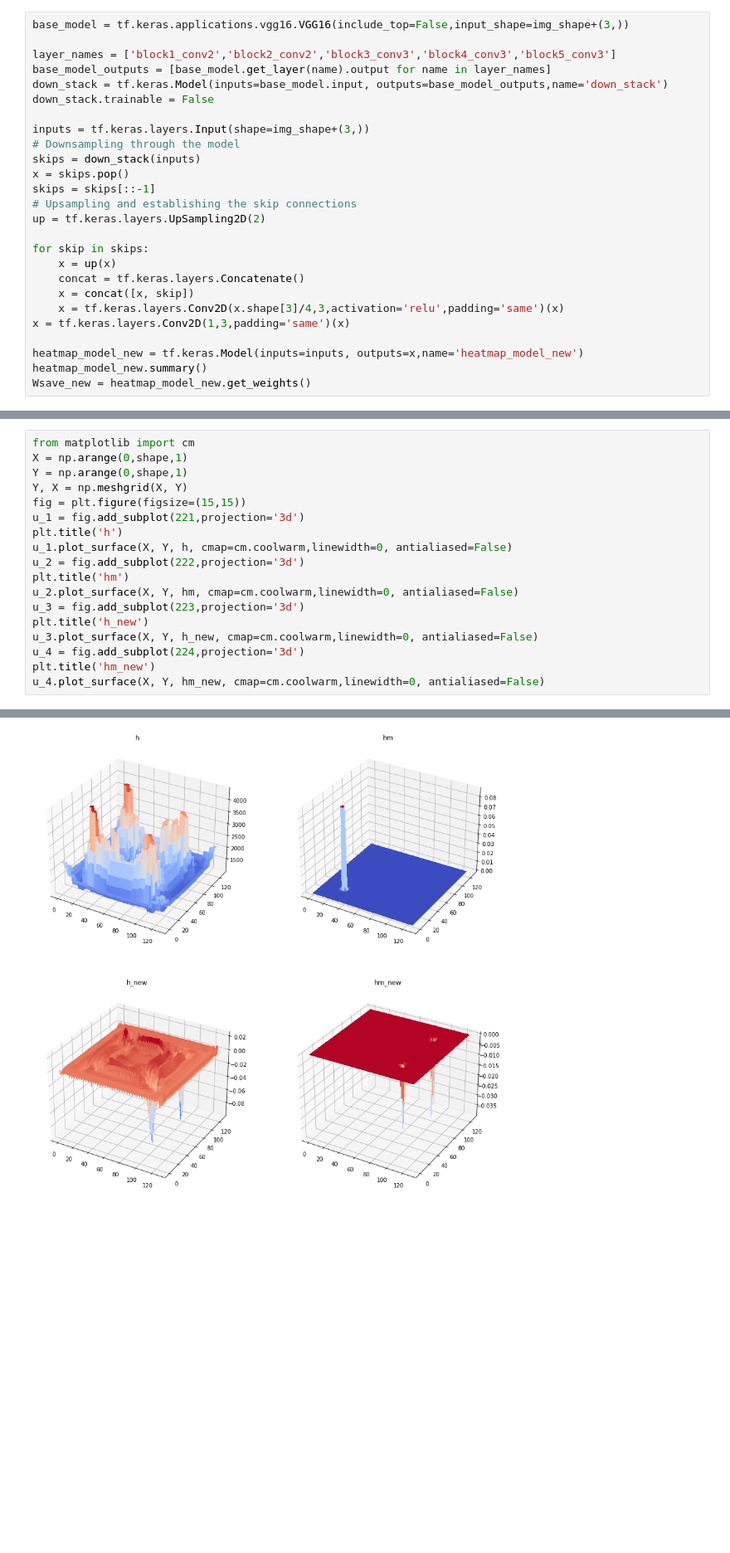
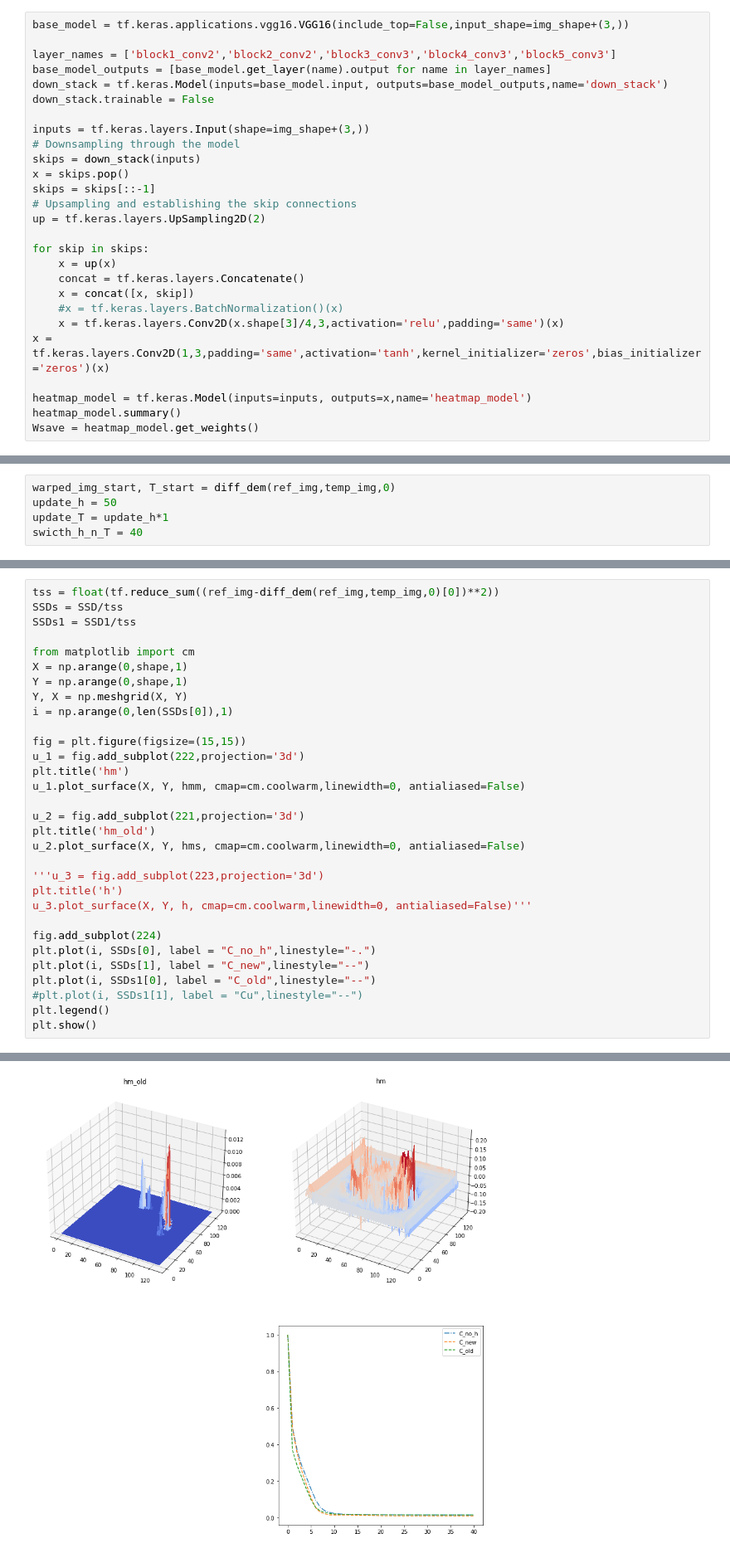
Before and after one commit to SaJoke/Image-Registraion, a Jupyter notebook: Deep Diffeomorphic Registration.ipynb, the cells around one changed output, grey strips where cells are left out. Shown: that part at 83% size. Drawn from its saved outputs; the diff is of its cells as text; blank space fills up the shorter version.

```diff
--- a/Deep Diffeomorphic Registration.ipynb
+++ b/Deep Diffeomorphic Registration.ipynb
@@ -107,10 +108,11 @@ for skip in skips:
     x = up(x)
     concat = tf.keras.layers.Concatenate()
     x = concat([x, skip])
+    #x = tf.keras.layers.BatchNormalization()(x)
     x = tf.keras.layers.Conv2D(x.shape[3]/4,3,activation='relu',padding='same')(x)
-x = tf.keras.layers.Conv2D(1,3,padding='same')(x)
+x = tf.keras.layers.Conv2D(1,3,padding='same',activation='tanh',kernel_initializer='zeros',bias_initializer='zeros')(x)
 
-heatmap_model_new = tf.keras.Model(inputs=inputs, outputs=x,name='heatmap_model_new')
-heatmap_model_new.summary()
-Wsave_new = heatmap_model_new.get_weights()
+heatmap_model = tf.keras.Model(inputs=inputs, outputs=x,name='heatmap_model')
+heatmap_model.summary()
+Wsave = heatmap_model.get_weights()
 # %% [output]
@@ -332,0 +206,5 @@ SSD+h_new 45.654170989990234
+# %%
+warped_img_start, T_start = diff_dem(ref_img,temp_img,0)
+update_h = 50
+update_T = update_h*1
+swicth_h_n_T = 40
@@ -333,19 +335,32 @@ SSD+h_new 45.654170989990234
 # %%
+tss = float(tf.reduce_sum((ref_img-diff_dem(ref_img,temp_img,0)[0])**2))
+SSDs = SSD/tss
+SSDs1 = SSD1/tss
+
 from matplotlib import cm
 X = np.arange(0,shape,1)
 Y = np.arange(0,shape,1)
 Y, X = np.meshgrid(X, Y)
+i = np.arange(0,len(SSDs[0]),1)
+
 fig = plt.figure(figsize=(15,15))
-u_1 = fig.add_subplot(221,projection='3d')
+u_1 = fig.add_subplot(222,projection='3d')
+plt.title('hm')
+u_1.plot_surface(X, Y, hmm, cmap=cm.coolwarm,linewidth=0, antialiased=False)
+
+u_2 = fig.add_subplot(221,projection='3d')
+plt.title('hm_old')
+u_2.plot_surface(X, Y, hms, cmap=cm.coolwarm,linewidth=0, antialiased=False)
+
+'''u_3 = fig.add_subplot(223,projection='3d')
 plt.title('h')
-u_1.plot_surface(X, Y, h, cmap=cm.coolwarm,linewidth=0, antialiased=False)
-u_2 = fig.add_subplot(222,projection='3d')
-plt.title('hm')
-u_2.plot_surface(X, Y, hm, cmap=cm.coolwarm,linewidth=0, antialiased=False)
-u_3 = fig.add_subplot(223,projection='3d')
-plt.title('h_new')
-u_3.plot_surface(X, Y, h_new, cmap=cm.coolwarm,linewidth=0, antialiased=False)
-u_4 = fig.add_subplot(224,projection='3d')
-plt.title('hm_new')
-u_4.plot_surface(X, Y, hm_new, cmap=cm.coolwarm,linewidth=0, antialiased=False)
+u_3.plot_surface(X, Y, h, cmap=cm.coolwarm,linewidth=0, antialiased=False)'''
+
+fig.add_subplot(224)
+plt.plot(i, SSDs[0], label = "C_no_h",linestyle="-.")
+plt.plot(i, SSDs[1], label = "C_new",linestyle="--")
+plt.plot(i, SSDs1[0], label = "C_old",linestyle="--")
+#plt.plot(i, SSDs1[1], label = "Cu",linestyle="--")
+plt.legend()
+plt.show()
 # %% [output]
@@ -353,2 +367,2 @@ u_4.plot_surface(X, Y, hm_new, cmap=cm.coolwarm,linewidth=0, antialiased=False)
-[figure, old version]
+[figure, new version]
 # %%
```
Also changed, not shown: parts of 22 cells of this notebook.
